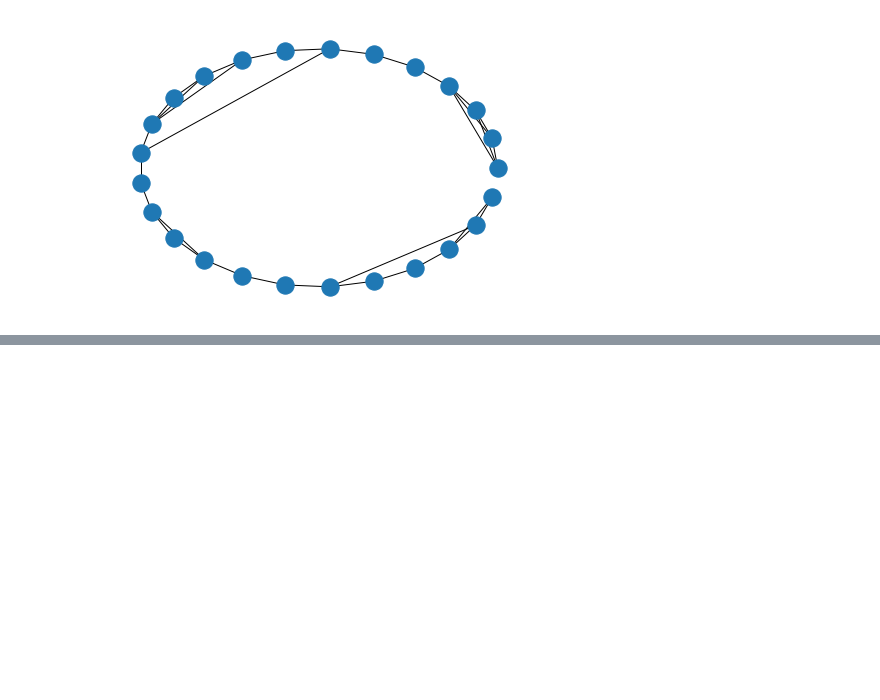
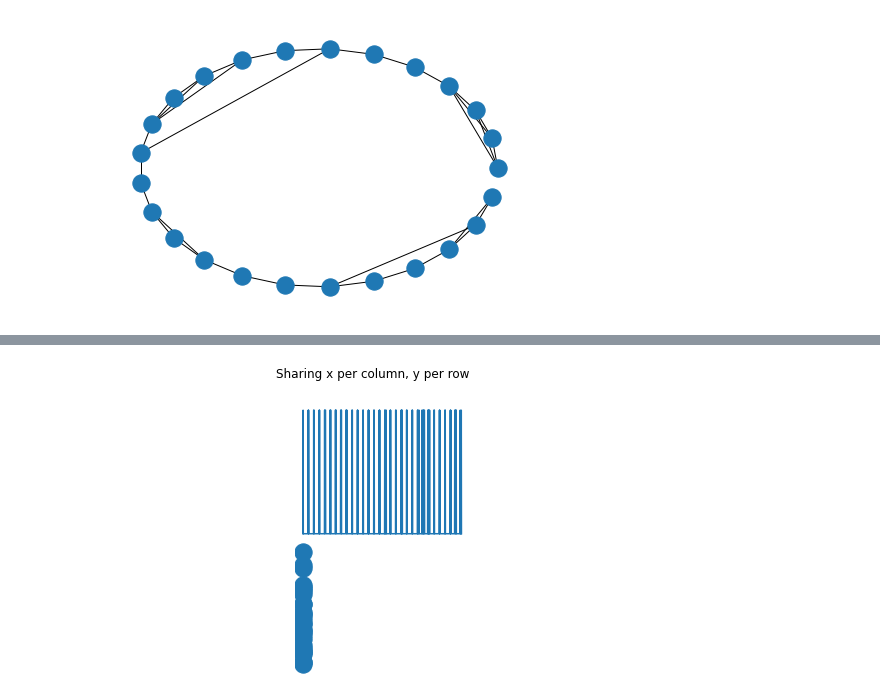
Before and after one commit to AGoyal0512/Sync-PCA, a Jupyter notebook: explore.ipynb, the cells around one changed output, grey strips where cells are left out. Cells and saved outputs as stored; diff of their text form; code cells hidden in the pictures; blank space fills up the shorter version.

```diff
--- a/explore.ipynb
+++ b/explore.ipynb
@@ -87,3 +101,0 @@ num of subgraphs induced on k-paths: 1000
-# %%
-X = pd.read_pickle(f"output/{ntwk}_{sample_size}_{k}.pkl")
-X = X.T
@@ -94,0 +109,18 @@ nx.draw(G, pos=nx.circular_layout(G))
+# %%
+fig = plt.figure(figsize=(10, 5))
+gs = fig.add_gridspec(2, 3, hspace=0, wspace=0.1)
+(ax1, ax2, ax3), (ax4, ax5, ax6) = gs.subplots(sharex='col', sharey='row')
+fig.suptitle('Sharing x per column, y per row')
+
+G = nx.from_pandas_adjacency(pd.DataFrame(X[634].reshape(30, 30)))
+pos = nx.random_layout(G)
+nx.draw(G, pos, ax=ax5)
+ax2.plot(X[634])
+# ax2.plot(x, y**2, 'tab:orange')
+# ax3.plot(x + 1, -y, 'tab:green')
+# ax4.plot(x + 2, -y**2, 'tab:red')
+
+for ax in fig.get_axes():
+    ax.axis("off")
+# %% [output]
+[figure, added]
```
Also changed, not shown: parts of 21 cells of this notebook.
